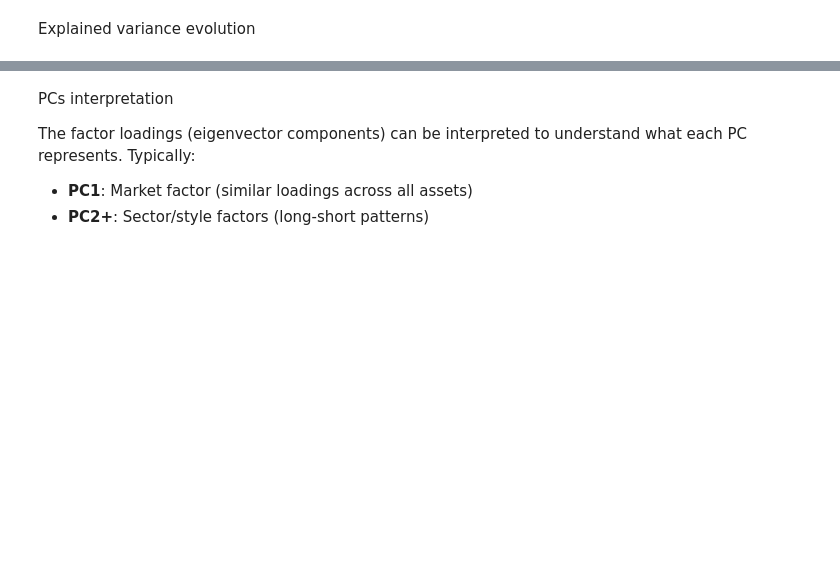
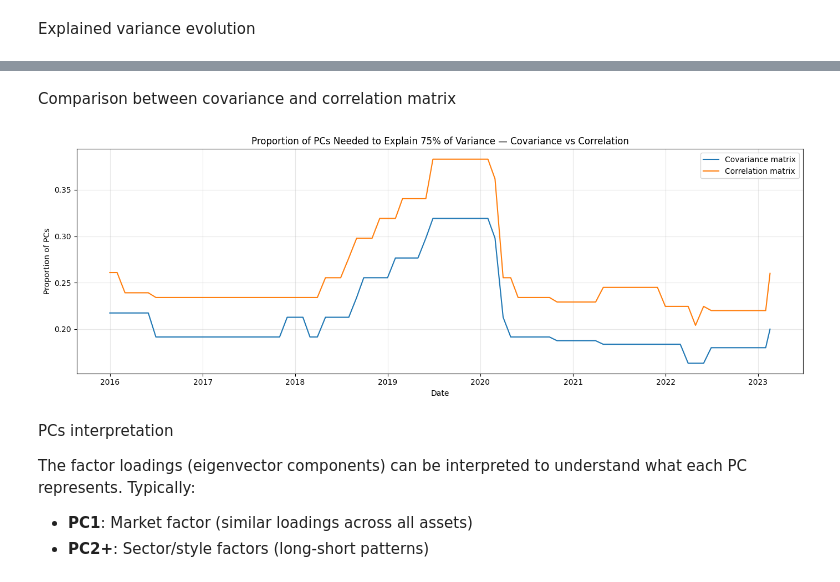
Before and after one commit to FiloCava03/Laboratory_3-, a Jupyter notebook: ex3_notebook.ipynb, the cells around one changed output, grey strips where cells are left out. Cells and saved outputs as stored; diff of their text form; code cells hidden in the pictures; blank space fills up the shorter version.

```diff
--- a/ex3_notebook.ipynb
+++ b/ex3_notebook.ipynb
@@ -721,3 +737,48 @@ print(f"  Max proportion: {pc_proportion.max():.2%}")
+# %% [markdown]
+Comparison between covariance and correlation matrix
+# %%
+eig_vals_corr = {}
+
+for rebalance_date in rebalance_dates:
+    cur_performance = prepare_rolling_estimation_window(
+        returns=performance,
+        rebalance_date=rebalance_date,
+        lookback=time_horizon,
+        min_coverage=min_coverage,
+    )
+    if cur_performance.shape[0] < time_horizon or cur_performance.shape[1] == 0:
+        continue
+
+    reb_date = rebalance_date.to_pydatetime().date()
+
+
+    sample_corr = cur_performance.corr()
+    cur_eig_vals_corr, _ = principal_component_analysis(sample_corr.values)
+    eig_vals_corr[reb_date] = pd.Series(
+        data=cur_eig_vals_corr.flatten(), index=range(len(cur_eig_vals_corr))
+    )
+
+
+pc_proportion_corr = pd.Series({
+    date: (np.searchsorted(
+        np.cumsum(cur_eig_vals.values) / cur_eig_vals.values.sum(),
+        var_threshold
+    ) + 1) / len(cur_eig_vals)
+    for date, cur_eig_vals in eig_vals_corr.items()
+})
+
+plt.figure(figsize=(14, 5))
+pc_proportion.plot(linewidth=1.5, label="Covariance matrix")
+pc_proportion_corr.plot(linewidth=1.5, label="Correlation matrix")
+plt.xlabel("Date")
+plt.ylabel("Proportion of PCs")
+plt.title(f"Proportion of PCs Needed to Explain {var_threshold*100:.0f}% of Variance — Covariance vs Correlation")
+plt.legend()
+plt.grid(alpha=0.3)
+plt.tight_layout()
+plt.show()
+# %% [output]
+[figure, added]
 # %% [markdown]
 PCs interpretation
 
```
Also changed, not shown: parts of 9 cells of this notebook.
